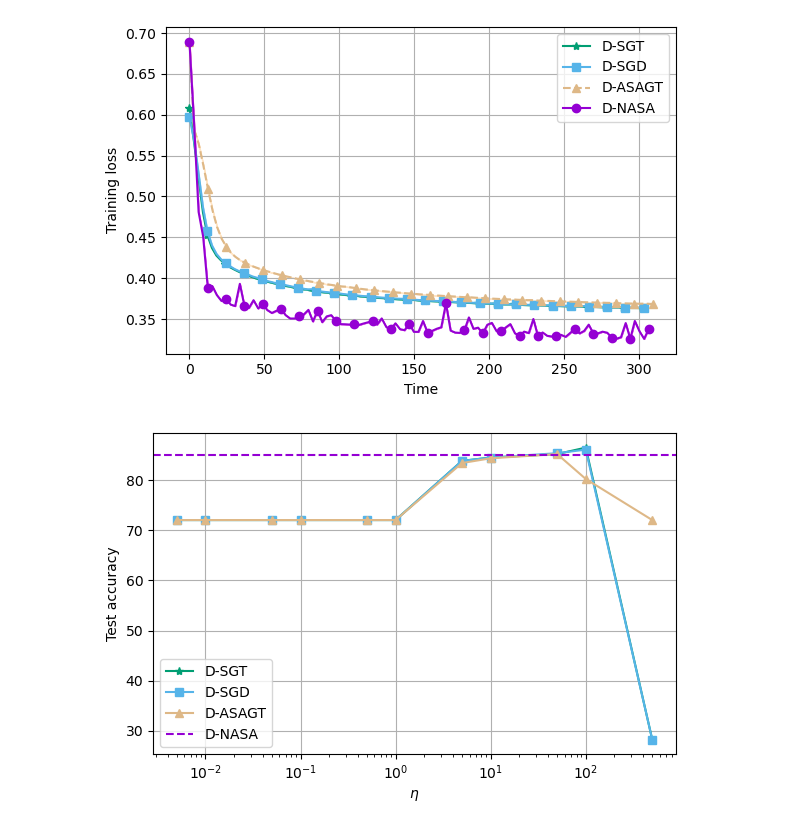
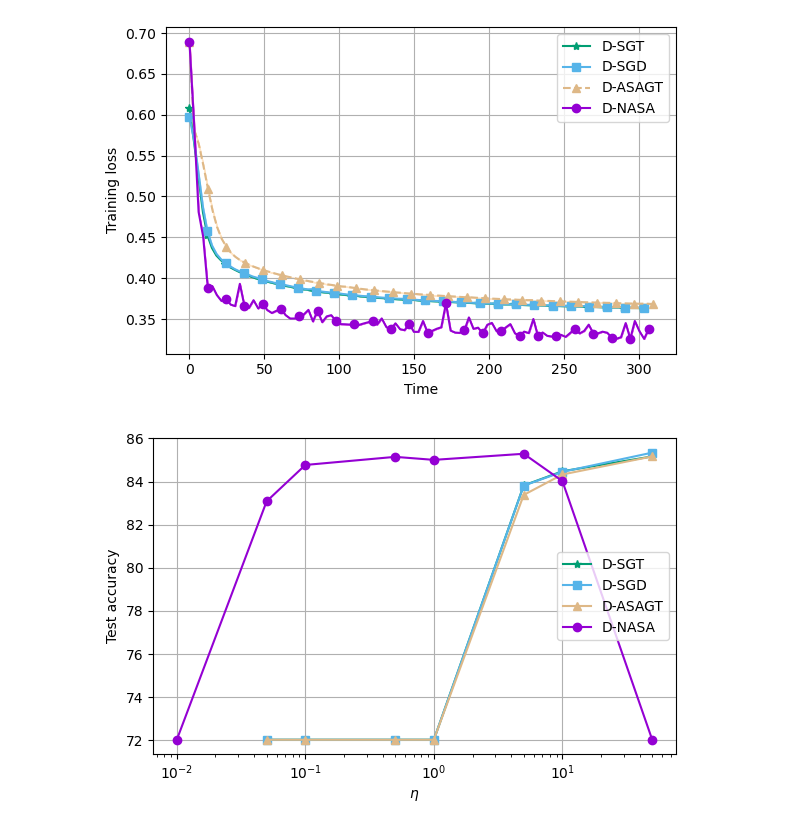
Before and after one commit to JasonJiaxiangLi/decen_mpi4py, a Jupyter notebook: plot_miniboone.ipynb, the cells around one changed output. Cells and saved outputs as stored; diff of their text form; code cells hidden in the pictures.

```diff
--- a/plot_miniboone.ipynb
+++ b/plot_miniboone.ipynb
@@ -354,13 +354,17 @@ plt.show()
 # %%
 trial_num = 1
 data = 'a9a'
-stepsize_list = ["0.005", "0.01", "0.05", "0.1", "0.5", "1.0", "5.0", "10.0", "50.0", "100.0", "500.0"]
+stepsize_list = {'dsgt': ["0.05", "0.1", "0.5", "1.0", "5.0", "10.0", "50.0"],
+                 'dsgd': ["0.05", "0.1", "0.5", "1.0", "5.0", "10.0", "50.0"],
+                 'proxdasagt': ["0.05", "0.1", "0.5", "1.0", "5.0", "10.0", "50.0"],
+                 'proxndasagt': ["0.01", "0.05", "0.1", "0.5", "1.0", "5.0", "10.0", "50.0"],}
 
 res_list = {algo: [] for algo, _ in name_mapping.items()}
 for algo, name in name_mapping.items():
-    for stepsize in stepsize_list:
-        if algo == "proxndasagt" and stepsize != "1.0":
-            continue
+    for stepsize in stepsize_list[algo]:
+        # if algo == "proxndasagt" and stepsize != "1.0":
+        #     continue
+
         result = np.load(results_prefix + '{}_t_{}_random_{}_{}_lr_{}.npy'.format(algo, 1, batch_size, K, stepsize), allow_pickle=True)
         if algo in ['dsgt', 'dsgd']:
             for idd, res in enumerate(result):
@@ -371,19 +375,19 @@ for algo, name in name_mapping.items():
 # %%
 fig, ax = plt.subplots(figsize=(6, 4), tight_layout=True)
 plt.xlabel('$\eta$')
 plt.xscale("log")
 ax.set_ylabel('Test accuracy')
 for k, algo in enumerate(algorithms):
-    if algo != 'proxndasagt':
-        plt.plot([float(s) for s in stepsize_list], res_list[algo], marker=marker_list[k], label=name_mapping[algo], color = color_list[k])
-    else:
-        plt.axhline(y = res_list[algo][0], label=name_mapping[algo], color = color_list[k], linestyle = '--')
+    # if algo != 'proxndasagt':
+    plt.plot([float(s) for s in stepsize_list[algo]], res_list[algo], marker=marker_list[k], label=name_mapping[algo], color = color_list[k])
+    # else:
+    #     plt.axhline(y = res_list[algo][0], label=name_mapping[algo], color = color_list[k], linestyle = '--')
 plt.legend()
 plt.grid()
 plt.savefig('plots/miniboone_acc_different_stepsize.pdf')
 plt.show()
 # %% [output]
-[figure, old version]
+[figure, new version]
 # %%
 # trial_num = 1
 # data = 'miniboone'
```
Also changed, not shown: 6 other files.
